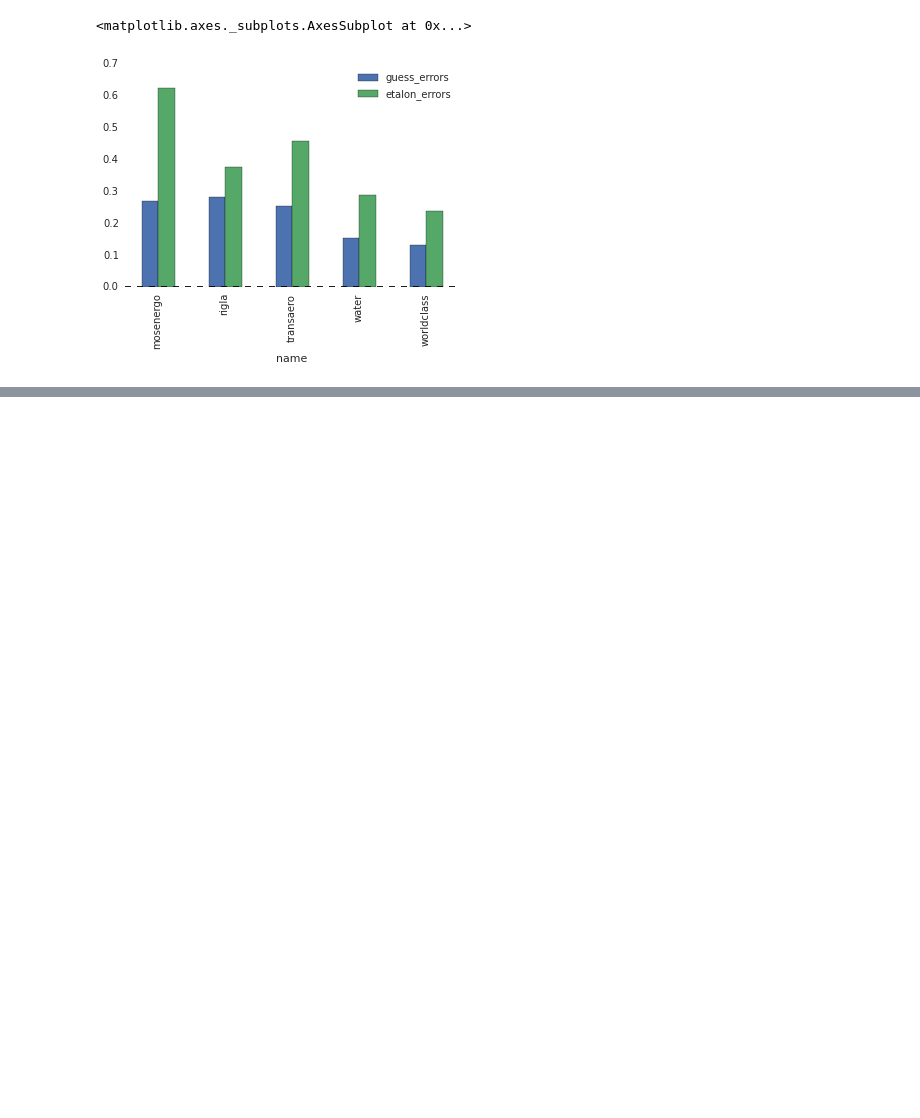
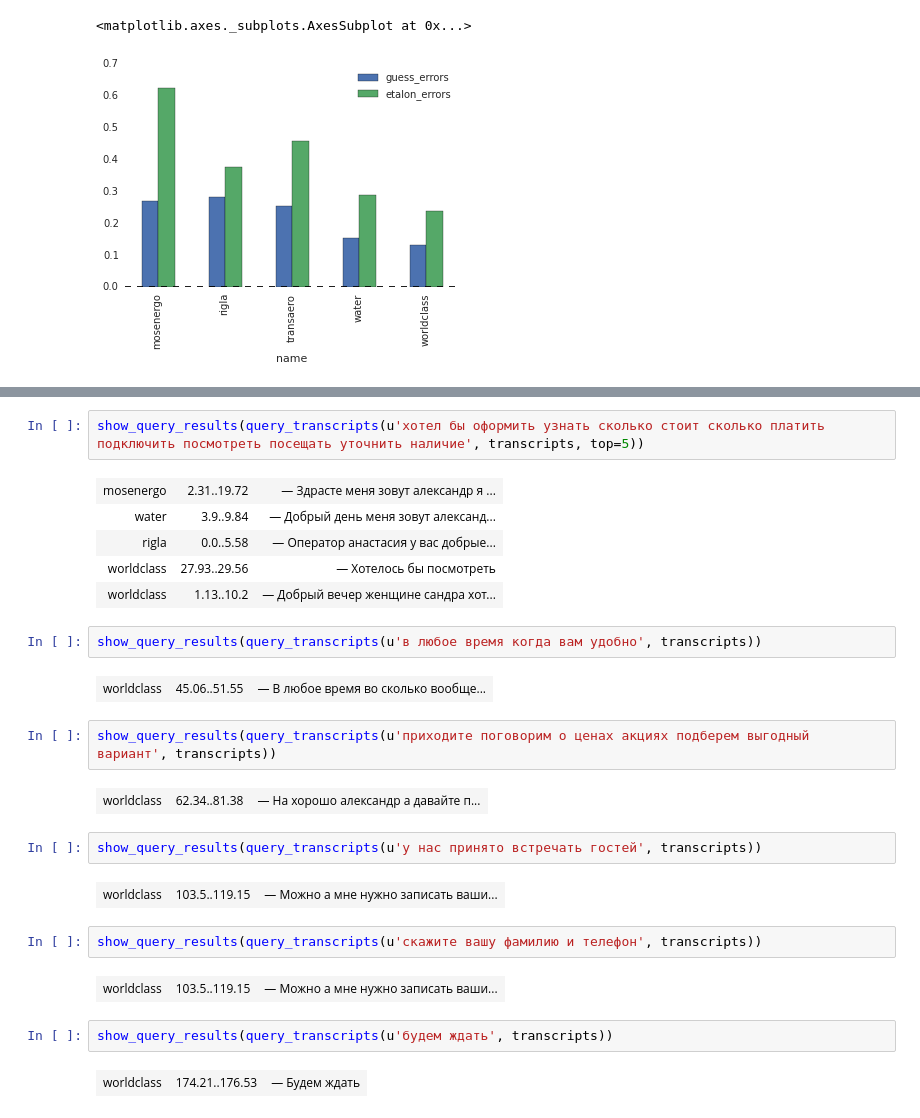
Before and after one commit to kuk/analyze-callcenter, a Jupyter notebook: notes.ipynb, the cells around one changed output, grey strips where cells are left out. Saved outputs shown, nothing was run; the diff lists cells and outputs as text; blank space fills up the shorter version.

```diff
--- a/notes.ipynb
+++ b/notes.ipynb
@@ -325,0 +381,28 @@ data.set_index('name').plot(kind='bar')
+# %%
+show_query_results(query_transcripts(u'хотел бы оформить узнать сколько стоит сколько платить подключить посмотреть посещать уточнить наличие', transcripts, top=5))
+# %% [output]
+| mosenergo | 2.31..19.72 | — Здрасте меня зовут александр я ... |
+| water | 3.9..9.84 | — Добрый день меня зовут александ... |
+| rigla | 0.0..5.58 | — Оператор анастасия у вас добрые... |
+| worldclass | 27.93..29.56 | — Хотелось бы посмотреть |
+| worldclass | 1.13..10.2 | — Добрый вечер женщине сандра хот... |
+# %%
+show_query_results(query_transcripts(u'в любое время когда вам удобно', transcripts))
+# %% [output]
+| worldclass | 45.06..51.55 | — В любое время во сколько вообще... |
+# %%
+show_query_results(query_transcripts(u'приходите поговорим о ценах акциях подберем выгодный вариант', transcripts))
+# %% [output]
+| worldclass | 62.34..81.38 | — На хорошо александр а давайте п... |
+# %%
+show_query_results(query_transcripts(u'у нас принято встречать гостей', transcripts))
+# %% [output]
+| worldclass | 103.5..119.15 | — Можно а мне нужно записать ваши... |
+# %%
+show_query_results(query_transcripts(u'скажите вашу фамилию и телефон', transcripts))
+# %% [output]
+| worldclass | 103.5..119.15 | — Можно а мне нужно записать ваши... |
+# %%
+show_query_results(query_transcripts(u'будем ждать', transcripts))
+# %% [output]
+| worldclass | 174.21..176.53 | — Будем ждать |
```
Also changed, not shown: parts of 11 cells of this notebook, 1 other file.
